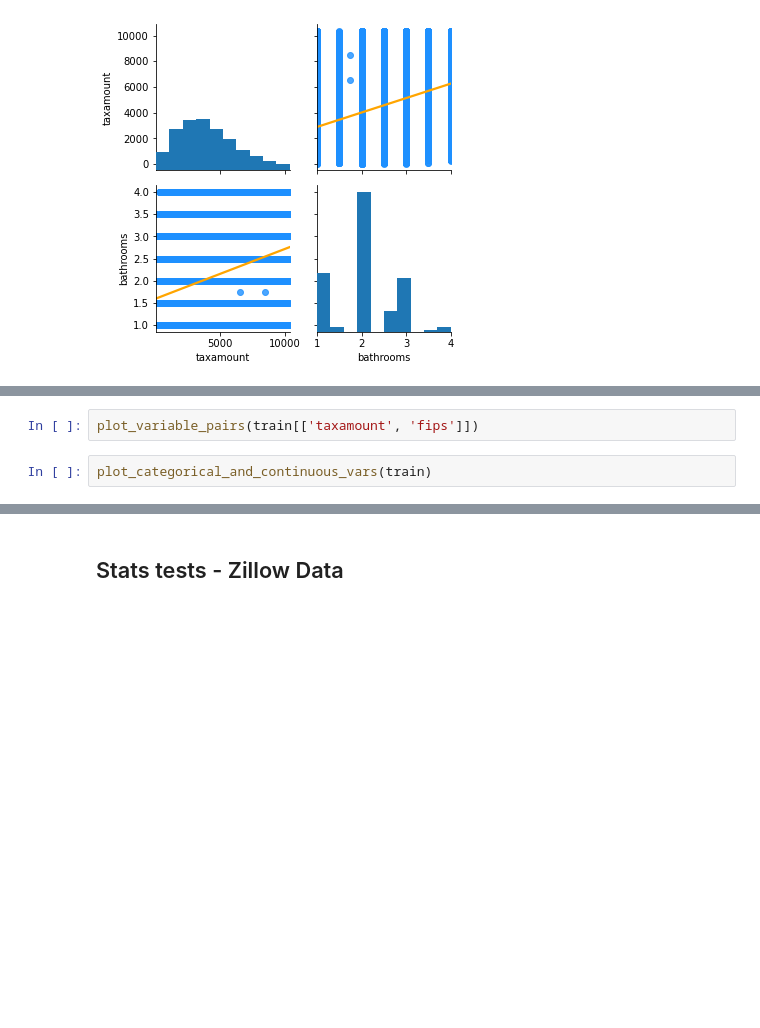
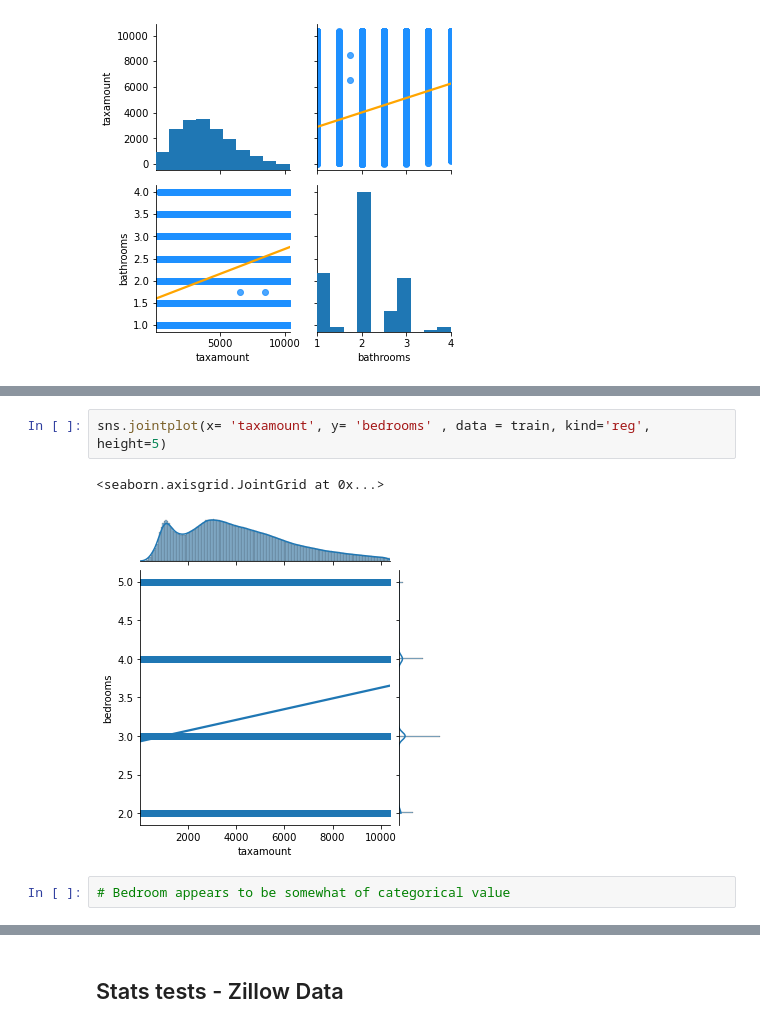
Before and after one commit to PGuajardo/regression-exercises, a Jupyter notebook: explore.ipynb, the cells around one changed output, grey strips where cells are left out. Drawn from its saved outputs; the diff is of its cells as text; blank space fills up the shorter version.

```diff
--- a/explore.ipynb
+++ b/explore.ipynb
@@ -190,4 +196,7 @@ plot_variable_pairs(train[['taxamount', 'area']])
-# %%
-plot_variable_pairs(train[['taxamount', 'fips']])
-# %%
-plot_categorical_and_continuous_vars(train)
+# %%
+sns.jointplot(x= 'taxamount', y= 'bedrooms' , data = train, kind='reg', height=5)
+# %% [output]
+<seaborn.axisgrid.JointGrid at 0x...>
+[figure, added]
+# %%
+# Bedroom appears to be somewhat of categorical value
```
Also changed, not shown: parts of 12 cells of this notebook, 2 other files.
